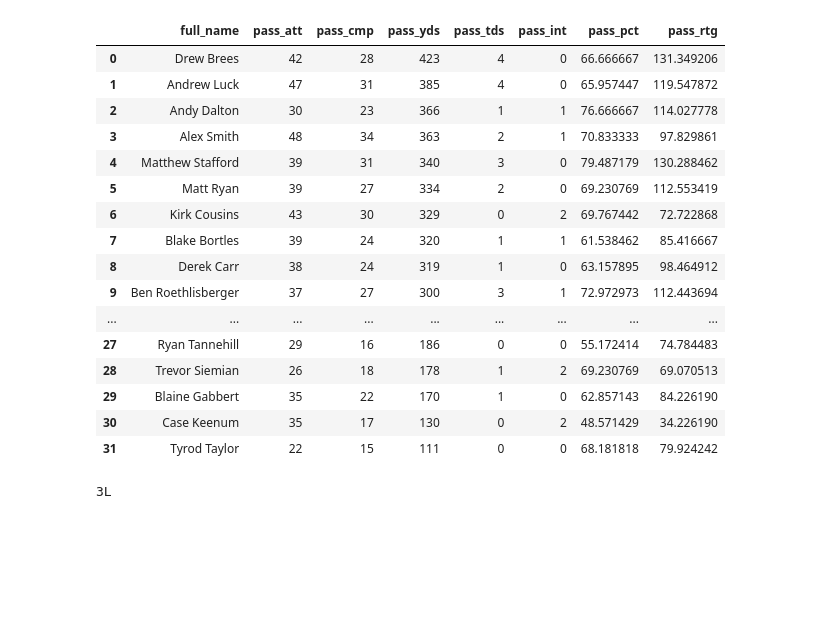
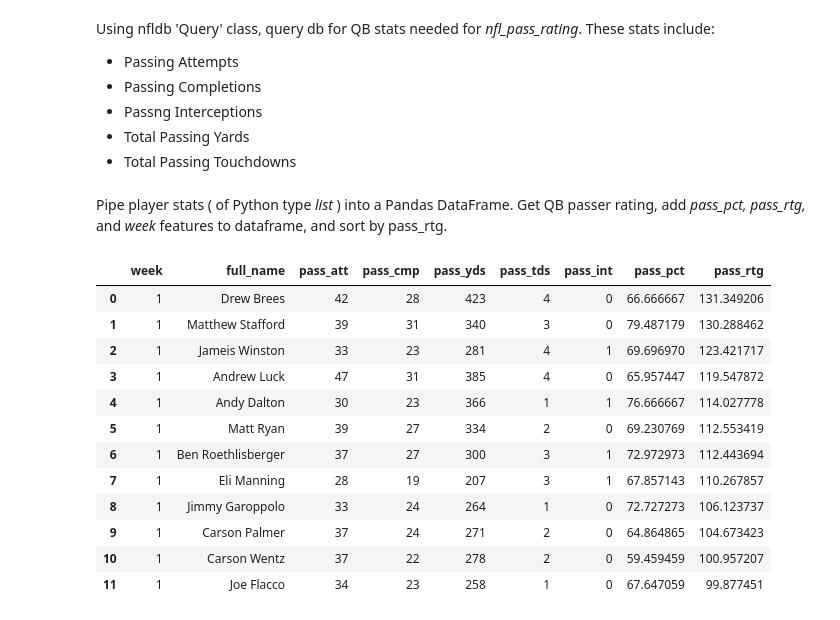
Before and after one commit to nromano7/FFB-Science, a Jupyter notebook: notebooks/nfldb-example-CarsonWentzStats.ipynb, the cells around one changed output. Cells and saved outputs as stored; diff of their text form; code cells hidden in the pictures; blank space fills up the shorter version.

```diff
--- a/notebooks/nfldb-example-CarsonWentzStats.ipynb
+++ b/notebooks/nfldb-example-CarsonWentzStats.ipynb
@@ -9,39 +24,39 @@ def nfl_pass_rating(pass_att,pass_cmp,pass_yds,pass_tds,pass_int):
     int_per_att = 2.375 - (25*pass_int/pass_att)
     pass_rating = ((cmp_per_att+yds_per_att+td_per_att+int_per_att)/6)*100
     return pass_rating
+# %% [markdown]
+Using nfldb 'Query' class, query db for QB stats needed for *nfl_pass_rating*. These stats include:
+* Passing Attempts
+* Passing Completions
+* Passng Interceptions
+* Total Passing Yards
+* Total Passing Touchdowns
 # %%
-db = nfldb.connect()
 q = nfldb.Query(db)
 q.game(season_year=2016, season_type='Regular',week=1)
 q.player(position='QB')
 q.play_player(passing_att__gt=0)
-
-player_data = [(x.player.full_name, x.passing_att, x.passing_cmp, x.passing_yds, x.passing_tds, x.passing_int) for x in q.sort('passing_yds').as_aggregate()]
-labels = ['full_name','pass_att','pass_cmp','pass_yds','pass_tds', 'pass_int']
-df = pd.DataFrame.from_records(player_data,columns=labels)
-df['pass_pct'] =100*df.pass_cmp/df.pass_att
-df['pass_rtg'] = nfl_pass_rating(df.pass_att,df.pass_cmp,df.pass_yds,
-                                df.pass_tds,df.pass_int)
-df
+player_data = [(1, x.player.full_name, x.passing_att, x.passing_cmp, x.passing_yds,
+                x.passing_tds, x.passing_int) for x in q.as_aggregate()]
-# %% [output]
-|  | full_name | pass_att | pass_cmp | pass_yds | pass_tds | pass_int | pass_pct | pass_rtg |
-| 0 | Drew Brees | 42 | 28 | 423 | 4 | 0 | 66.666667 | 131.349206 |
-| 1 | Andrew Luck | 47 | 31 | 385 | 4 | 0 | 65.957447 | 119.547872 |
-| 2 | Andy Dalton | 30 | 23 | 366 | 1 | 1 | 76.666667 | 114.027778 |
-| 3 | Alex Smith | 48 | 34 | 363 | 2 | 1 | 70.833333 | 97.829861 |
-| 4 | Matthew Stafford | 39 | 31 | 340 | 3 | 0 | 79.487179 | 130.288462 |
-| 5 | Matt Ryan | 39 | 27 | 334 | 2 | 0 | 69.230769 | 112.553419 |
-| 6 | Kirk Cousins | 43 | 30 | 329 | 0 | 2 | 69.767442 | 72.722868 |
-| 7 | Blake Bortles | 39 | 24 | 320 | 1 | 1 | 61.538462 | 85.416667 |
-| 8 | Derek Carr | 38 | 24 | 319 | 1 | 0 | 63.157895 | 98.464912 |
-| 9 | Ben Roethlisberger | 37 | 27 | 300 | 3 | 1 | 72.972973 | 112.443694 |
-| ... | ... | ... | ... | ... | ... | ... | ... | ... |
-| 27 | Ryan Tannehill | 29 | 16 | 186 | 0 | 0 | 55.172414 | 74.784483 |
-| 28 | Trevor Siemian | 26 | 18 | 178 | 1 | 2 | 69.230769 | 69.070513 |
-| 29 | Blaine Gabbert | 35 | 22 | 170 | 1 | 0 | 62.857143 | 84.226190 |
-| 30 | Case Keenum | 35 | 17 | 130 | 0 | 2 | 48.571429 | 34.226190 |
-| 31 | Tyrod Taylor | 22 | 15 | 111 | 0 | 0 | 68.181818 | 79.924242 |
-# %%
-long(30)/long(10)
-# %% [output]
-3L
+# %% [markdown]
+Pipe player stats ( of Python type *list* ) into a Pandas DataFrame. Get QB passer rating, add *pass_pct,* *pass_rtg,* and *week* features to dataframe, and sort by pass_rtg.
+# %%
+labels = ['week','full_name','pass_att','pass_cmp','pass_yds','pass_tds', 'pass_int']
+df = pd.DataFrame.from_records(player_data,columns=labels)
+df['pass_pct'] = 100*df.pass_cmp/df.pass_att
+df['pass_rtg'] = nfl_pass_rating(df.pass_att,df.pass_cmp,df.pass_yds,df.pass_tds,df.pass_int) # calc rating
+df.sort_values('pass_rtg',ascending=False).reset_index(drop=True).head(12) # show top 12 qb ratings for week 1
+# %% [output]
+|  | week | full_name | pass_att | pass_cmp | pass_yds | pass_tds | pass_int | pass_pct | pass_rtg |
+| 0 | 1 | Drew Brees | 42 | 28 | 423 | 4 | 0 | 66.666667 | 131.349206 |
+| 1 | 1 | Matthew Stafford | 39 | 31 | 340 | 3 | 0 | 79.487179 | 130.288462 |
+| 2 | 1 | Jameis Winston | 33 | 23 | 281 | 4 | 1 | 69.696970 | 123.421717 |
+| 3 | 1 | Andrew Luck | 47 | 31 | 385 | 4 | 0 | 65.957447 | 119.547872 |
+| 4 | 1 | Andy Dalton | 30 | 23 | 366 | 1 | 1 | 76.666667 | 114.027778 |
+| 5 | 1 | Matt Ryan | 39 | 27 | 334 | 2 | 0 | 69.230769 | 112.553419 |
+| 6 | 1 | Ben Roethlisberger | 37 | 27 | 300 | 3 | 1 | 72.972973 | 112.443694 |
+| 7 | 1 | Eli Manning | 28 | 19 | 207 | 3 | 1 | 67.857143 | 110.267857 |
+| 8 | 1 | Jimmy Garoppolo | 33 | 24 | 264 | 1 | 0 | 72.727273 | 106.123737 |
+| 9 | 1 | Carson Palmer | 37 | 24 | 271 | 2 | 0 | 64.864865 | 104.673423 |
+| 10 | 1 | Carson Wentz | 37 | 22 | 278 | 2 | 0 | 59.459459 | 100.957207 |
+| 11 | 1 | Joe Flacco | 34 | 23 | 258 | 1 | 0 | 67.647059 | 99.877451 |
```
Also changed, not shown: parts of 11 cells of this notebook.
